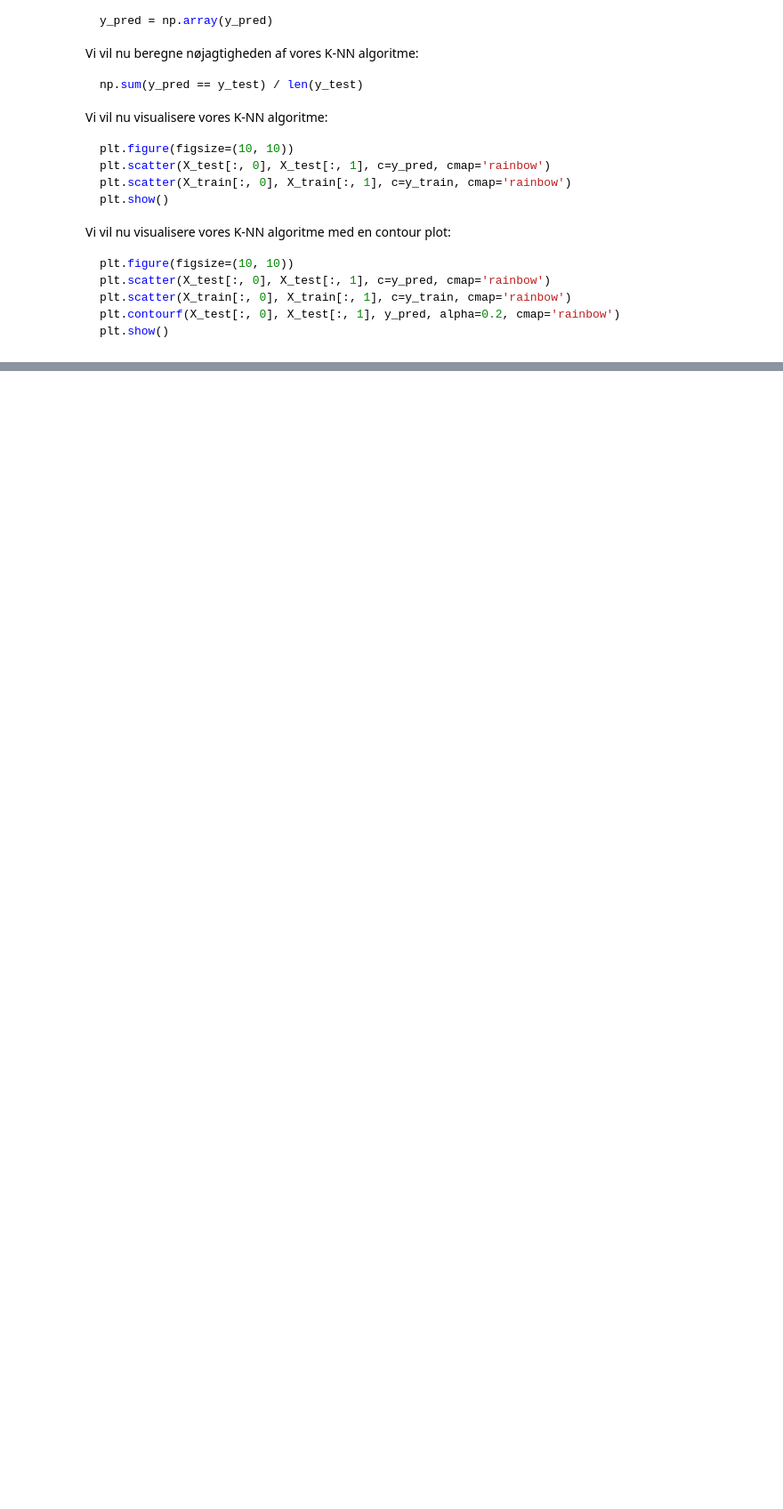
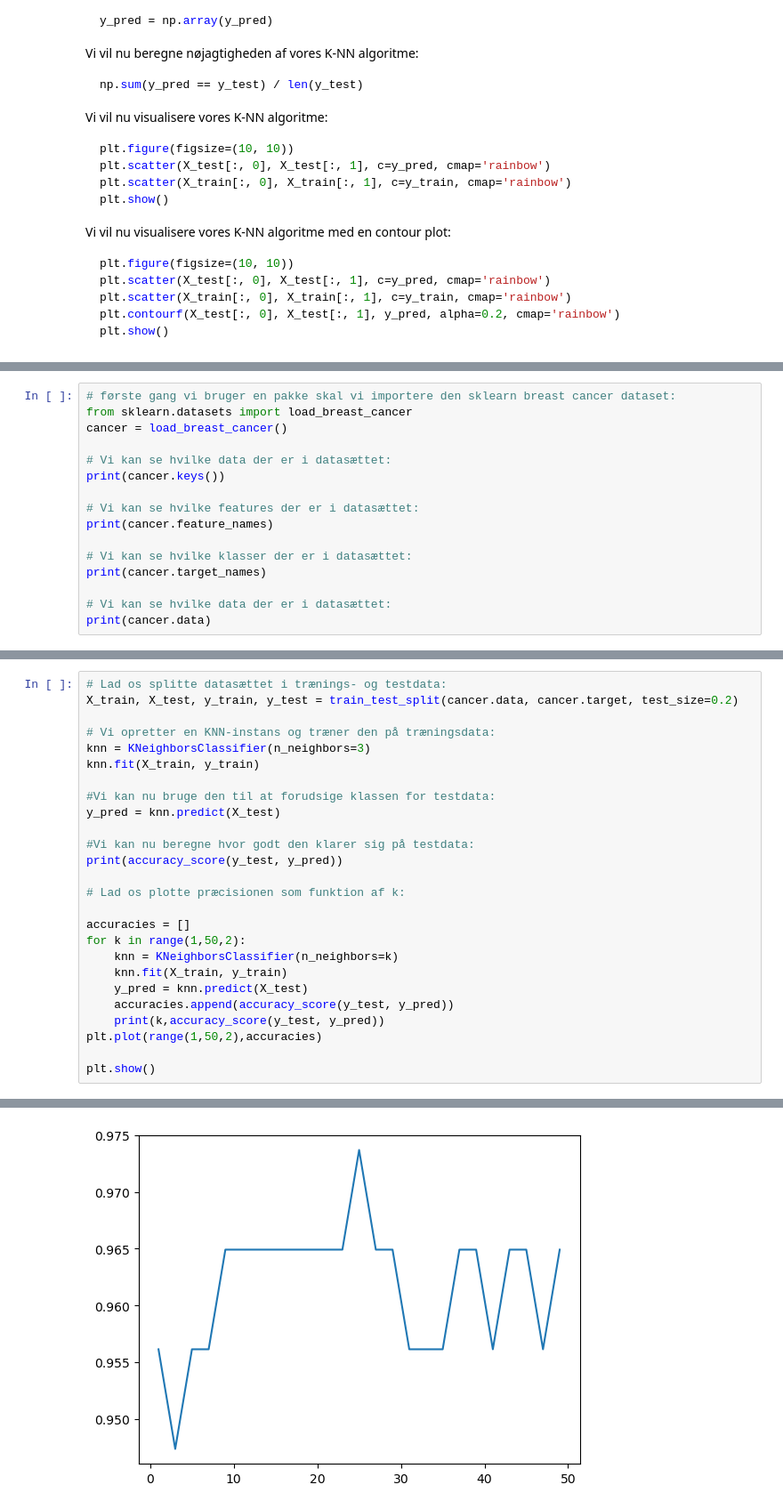
Before and after one commit to HenrikSterner/IntelligenteSystemer, a Jupyter notebook: slides/knn_jupyter.ipynb, the cells around one changed output, grey strips where cells are left out. Shown: that part at 89% size. Cells and saved outputs as stored; diff of their text form; blank space fills up the shorter version.

```diff
--- a/slides/knn_jupyter.ipynb
+++ b/slides/knn_jupyter.ipynb
@@ -483,0 +521,16 @@ print(knn.predict(new_flower))
+# %%
+# første gang vi bruger en pakke skal vi importere den sklearn breast cancer dataset:
+from sklearn.datasets import load_breast_cancer
+cancer = load_breast_cancer()
+
+# Vi kan se hvilke data der er i datasættet:
+print(cancer.keys())
+
+# Vi kan se hvilke features der er i datasættet:
+print(cancer.feature_names)
+
+# Vi kan se hvilke klasser der er i datasættet:
+print(cancer.target_names)
+
+# Vi kan se hvilke data der er i datasættet:
+print(cancer.data)
@@ -483,0 +556,27 @@ print(knn.predict(new_flower))
+# %%
+# Lad os splitte datasættet i trænings- og testdata:
+X_train, X_test, y_train, y_test = train_test_split(cancer.data, cancer.target, test_size=0.2)
+
+# Vi opretter en KNN-instans og træner den på træningsdata:
+knn = KNeighborsClassifier(n_neighbors=3)
+knn.fit(X_train, y_train)
+
+#Vi kan nu bruge den til at forudsige klassen for testdata:
+y_pred = knn.predict(X_test)
+
+#Vi kan nu beregne hvor godt den klarer sig på testdata:
+print(accuracy_score(y_test, y_pred))
+
+# Lad os plotte præcisionen som funktion af k:
+
+accuracies = []
+for k in range(1,50,2):
+    knn = KNeighborsClassifier(n_neighbors=k)
+    knn.fit(X_train, y_train)
+    y_pred = knn.predict(X_test)
+    accuracies.append(accuracy_score(y_test, y_pred))
+    print(k,accuracy_score(y_test, y_pred))
+plt.plot(range(1,50,2),accuracies)
+
+plt.show()
+# %% [output]
@@ -483,0 +600 @@ print(knn.predict(new_flower))
+[figure, added]
```
Also changed, not shown: parts of 13 cells of this notebook, 1 other file.
